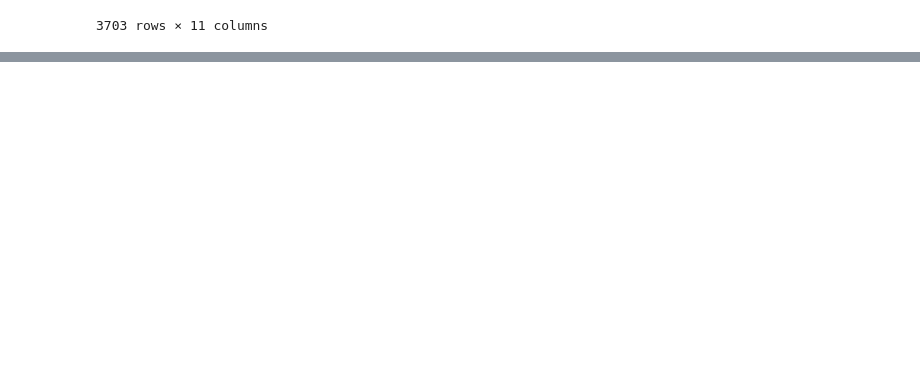
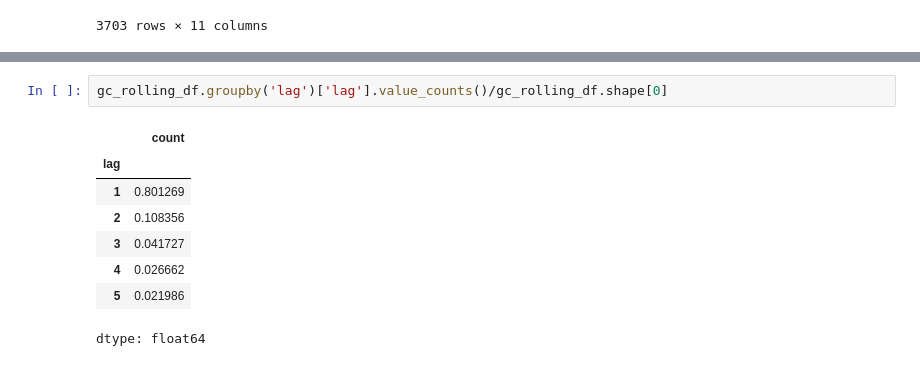
Before and after one commit to SebastianoDenegri/vietnam-systemic-risk-index, a Jupyter notebook: Estimating_the_pairwise_Granger_coefficents_for_the_VGCI.ipynb, the cells around one changed output, grey strips where cells are left out. Drawn from its saved outputs; the diff is of its cells as text; blank space fills up the shorter version.

```diff
--- a/Estimating_the_pairwise_Granger_coefficents_for_the_VGCI.ipynb
+++ b/Estimating_the_pairwise_Granger_coefficents_for_the_VGCI.ipynb
@@ -158,0 +204,11 @@ gc_rolling_df
+# %%
+gc_rolling_df.groupby('lag')['lag'].value_counts()/gc_rolling_df.shape[0]
+# %% [output]
+|  | count |
+| lag |  |
+| 1 | 0.801269 |
+| 2 | 0.108356 |
+| 3 | 0.041727 |
+| 4 | 0.026662 |
+| 5 | 0.021986 |
+dtype: float64
```
Also changed, not shown: parts of 6 cells of this notebook.
